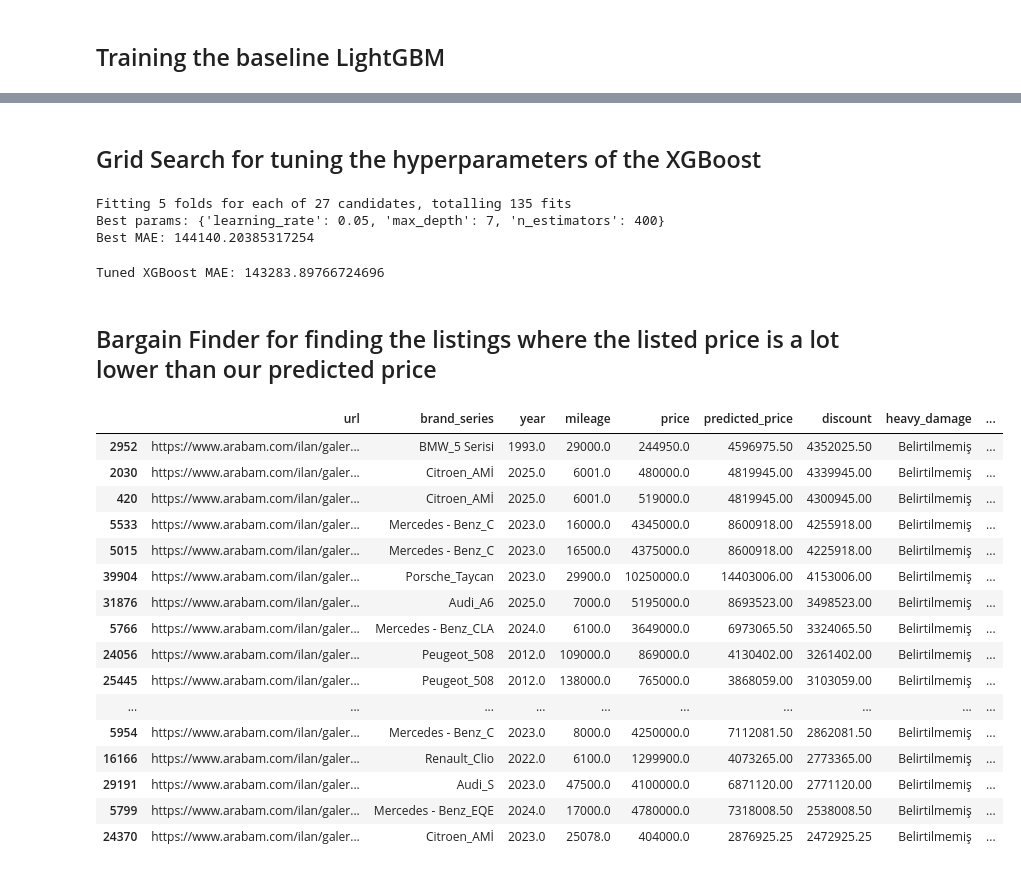
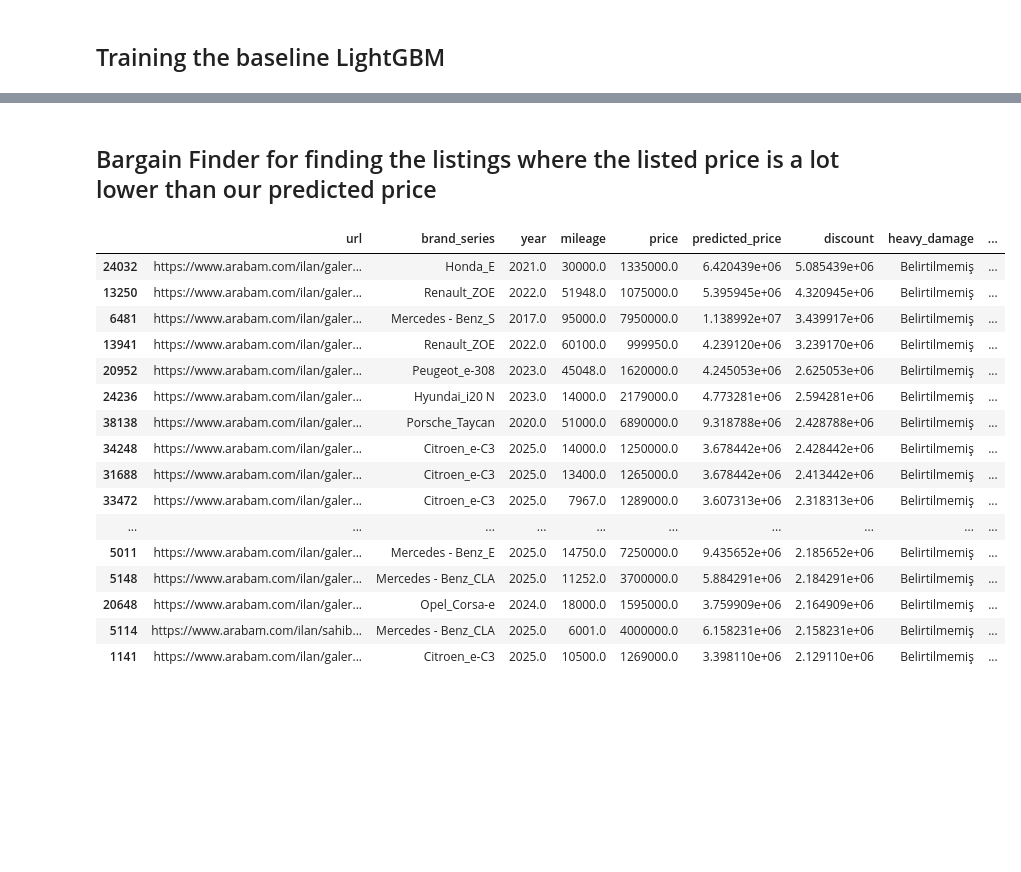
Before and after one commit to kuzeyaldemir0/car-bargain, a Jupyter notebook: model.ipynb, the cells around one changed output, grey strips where cells are left out. Drawn from its saved outputs; the diff is of its cells as text; code cells hidden in the pictures; blank space fills up the shorter version.

```diff
--- a/model.ipynb
+++ b/model.ipynb
@@ -17,8 +17,10 @@ df.head()
 ## Cleaning the Data
 
 ### We want to clean the price, mileage, and year data to convert them to floats and drop the unrealistic data.
+# %%
+df = df.dropna(subset=["price", "brand", "series", "year", "mileage", "hp"])
 # %%
-df = df.drop_duplicates(subset=["url"]).copy()
+df = df.drop_duplicates(subset=["url"])
 # %%
 df["price"] = (
     df["price"]
@@ -48,7 +50,7 @@ df = df[
     (df["year"] <= 2026) &
     (df["mileage"] > 0) &
     (df["mileage"] < 1_000_000)
-].copy()
+]
 
 df["mileage"].describe()
 # %% [output]
@@ -72,4 +74,16 @@ freq              26616
 Name: heavy_damage, dtype: object
+# %%
+df["hp"] = (
+    df["hp"]
+    .str.lower()
+    .str.replace(" hp", "", regex=False)
+    .str.strip()
+    .str.split(" - ", expand=True)
+    .apply(pd.to_numeric, errors="coerce")
+    .astype(float)
+    .mean(axis=1)
+)
+df = df.dropna(subset=["hp"])
 # %%
 df = df.reset_index(drop=True)
 df.head()
@@ -241,55 +251,27 @@ Tuned LightGBM Test MAE: 135420.38347516817
-# %% [markdown]
-## Grid Search for tuning the hyperparameters of the XGBoost
-# %%
-from sklearn.model_selection import GridSearchCV
-
-param_grid = {
-    "n_estimators": [300, 400, 500],
-    "learning_rate": [0.03, 0.05, 0.07],
-    "max_depth": [5, 6, 7]
-}
-
-search = GridSearchCV(XGBRegressor(), param_grid, cv=5, scoring="neg_mean_absolute_error", verbose=1)
-search.fit(X_train, y_train)
-
-print("Best params:", search.best_params_)
-print("Best MAE:", -search.best_score_)
-# %% [output]
-Fitting 5 folds for each of 27 candidates, totalling 135 fits
-Best params: {'learning_rate': 0.05, 'max_depth': 7, 'n_estimators': 400}
-Best MAE: 144140.20385317254
-# %%
-best_xgb = XGBRegressor(learning_rate=0.05, max_depth=7, n_estimators=400)
-best_xgb.fit(X_train, y_train)
-
-y_pred_best = best_xgb.predict(X_test)
-print("Tuned XGBoost MAE:", mean_absolute_error(y_test, y_pred_best))
-# %% [output]
-Tuned XGBoost MAE: 143283.89766724696
 # %% [markdown]
 ## Bargain Finder for finding the listings where the listed price is a lot lower than our predicted price
 # %%
-df['predicted_price'] = best_xgb.predict(X)
+df['predicted_price'] = lgbm.predict(X)
 df['discount'] = df['predicted_price'] - df['price']
 
 bargains = df[['url', 'brand_series', 'year', 'mileage', 'price', 'predicted_price', 'discount', 'heavy_damage', 'paint_changed']]
 bargains = bargains.sort_values('discount', ascending=False)
 bargains.head(20)
 # %% [output]
 |  | url | brand_series | year | mileage | price | predicted_price | discount | heavy_damage | ... |
-| 2952 | https://www.arabam.com/ilan/galer... | BMW_5 Serisi | 1993.0 | 29000.0 | 244950.0 | 4596975.50 | 4352025.50 | Belirtilmemiş | ... |
-| 2030 | https://www.arabam.com/ilan/galer... | Citroen_AMİ | 2025.0 | 6001.0 | 480000.0 | 4819945.00 | 4339945.00 | Belirtilmemiş | ... |
-| 420 | https://www.arabam.com/ilan/galer... | Citroen_AMİ | 2025.0 | 6001.0 | 519000.0 | 4819945.00 | 4300945.00 | Belirtilmemiş | ... |
-| 5533 | https://www.arabam.com/ilan/galer... | Mercedes - Benz_C | 2023.0 | 16000.0 | 4345000.0 | 8600918.00 | 4255918.00 | Belirtilmemiş | ... |
-| 5015 | https://www.arabam.com/ilan/galer... | Mercedes - Benz_C | 2023.0 | 16500.0 | 4375000.0 | 8600918.00 | 4225918.00 | Belirtilmemiş | ... |
-| 39904 | https://www.arabam.com/ilan/galer... | Porsche_Taycan | 2023.0 | 29900.0 | 10250000.0 | 14403006.00 | 4153006.00 | Belirtilmemiş | ... |
-| 31876 | https://www.arabam.com/ilan/galer... | Audi_A6 | 2025.0 | 7000.0 | 5195000.0 | 8693523.00 | 3498523.00 | Belirtilmemiş | ... |
-| 5766 | https://www.arabam.com/ilan/galer... | Mercedes - Benz_CLA | 2024.0 | 6100.0 | 3649000.0 | 6973065.50 | 3324065.50 | Belirtilmemiş | ... |
-| 24056 | https://www.arabam.com/ilan/galer... | Peugeot_508 | 2012.0 | 109000.0 | 869000.0 | 4130402.00 | 3261402.00 | Belirtilmemiş | ... |
-| 25445 | https://www.arabam.com/ilan/galer... | Peugeot_508 | 2012.0 | 138000.0 | 765000.0 | 3868059.00 | 3103059.00 | Belirtilmemiş | ... |
+| 24032 | https://www.arabam.com/ilan/galer... | Honda_E | 2021.0 | 30000.0 | 1335000.0 | 6.420439e+06 | 5.085439e+06 | Belirtilmemiş | ... |
+| 13250 | https://www.arabam.com/ilan/galer... | Renault_ZOE | 2022.0 | 51948.0 | 1075000.0 | 5.395945e+06 | 4.320945e+06 | Belirtilmemiş | ... |
+| 6481 | https://www.arabam.com/ilan/galer... | Mercedes - Benz_S | 2017.0 | 95000.0 | 7950000.0 | 1.138992e+07 | 3.439917e+06 | Belirtilmemiş | ... |
+| 13941 | https://www.arabam.com/ilan/galer... | Renault_ZOE | 2022.0 | 60100.0 | 999950.0 | 4.239120e+06 | 3.239170e+06 | Belirtilmemiş | ... |
+| 20952 | https://www.arabam.com/ilan/galer... | Peugeot_e-308 | 2023.0 | 45048.0 | 1620000.0 | 4.245053e+06 | 2.625053e+06 | Belirtilmemiş | ... |
+| 24236 | https://www.arabam.com/ilan/galer... | Hyundai_i20 N | 2023.0 | 14000.0 | 2179000.0 | 4.773281e+06 | 2.594281e+06 | Belirtilmemiş | ... |
+| 38138 | https://www.arabam.com/ilan/galer... | Porsche_Taycan | 2020.0 | 51000.0 | 6890000.0 | 9.318788e+06 | 2.428788e+06 | Belirtilmemiş | ... |
+| 34248 | https://www.arabam.com/ilan/galer... | Citroen_e-C3 | 2025.0 | 14000.0 | 1250000.0 | 3.678442e+06 | 2.428442e+06 | Belirtilmemiş | ... |
+| 31688 | https://www.arabam.com/ilan/galer... | Citroen_e-C3 | 2025.0 | 13400.0 | 1265000.0 | 3.678442e+06 | 2.413442e+06 | Belirtilmemiş | ... |
+| 33472 | https://www.arabam.com/ilan/galer... | Citroen_e-C3 | 2025.0 | 7967.0 | 1289000.0 | 3.607313e+06 | 2.318313e+06 | Belirtilmemiş | ... |
 | ... | ... | ... | ... | ... | ... | ... | ... | ... | ... |
-| 5954 | https://www.arabam.com/ilan/galer... | Mercedes - Benz_C | 2023.0 | 8000.0 | 4250000.0 | 7112081.50 | 2862081.50 | Belirtilmemiş | ... |
-| 16166 | https://www.arabam.com/ilan/galer... | Renault_Clio | 2022.0 | 6100.0 | 1299900.0 | 4073265.00 | 2773365.00 | Belirtilmemiş | ... |
-| 29191 | https://www.arabam.com/ilan/galer... | Audi_S | 2023.0 | 47500.0 | 4100000.0 | 6871120.00 | 2771120.00 | Belirtilmemiş | ... |
-| 5799 | https://www.arabam.com/ilan/galer... | Mercedes - Benz_EQE | 2024.0 | 17000.0 | 4780000.0 | 7318008.50 | 2538008.50 | Belirtilmemiş | ... |
-| 24370 | https://www.arabam.com/ilan/galer... | Citroen_AMİ | 2023.0 | 25078.0 | 404000.0 | 2876925.25 | 2472925.25 | Belirtilmemiş | ... |
+| 5011 | https://www.arabam.com/ilan/galer... | Mercedes - Benz_E | 2025.0 | 14750.0 | 7250000.0 | 9.435652e+06 | 2.185652e+06 | Belirtilmemiş | ... |
+| 5148 | https://www.arabam.com/ilan/galer... | Mercedes - Benz_CLA | 2025.0 | 11252.0 | 3700000.0 | 5.884291e+06 | 2.184291e+06 | Belirtilmemiş | ... |
+| 20648 | https://www.arabam.com/ilan/galer... | Opel_Corsa-e | 2024.0 | 18000.0 | 1595000.0 | 3.759909e+06 | 2.164909e+06 | Belirtilmemiş | ... |
+| 5114 | https://www.arabam.com/ilan/sahib... | Mercedes - Benz_CLA | 2025.0 | 6001.0 | 4000000.0 | 6.158231e+06 | 2.158231e+06 | Belirtilmemiş | ... |
+| 1141 | https://www.arabam.com/ilan/galer... | Citroen_e-C3 | 2025.0 | 10500.0 | 1269000.0 | 3.398110e+06 | 2.129110e+06 | Belirtilmemiş | ... |
```
Also changed, not shown: parts of 14 cells of this notebook, 1 other file.
